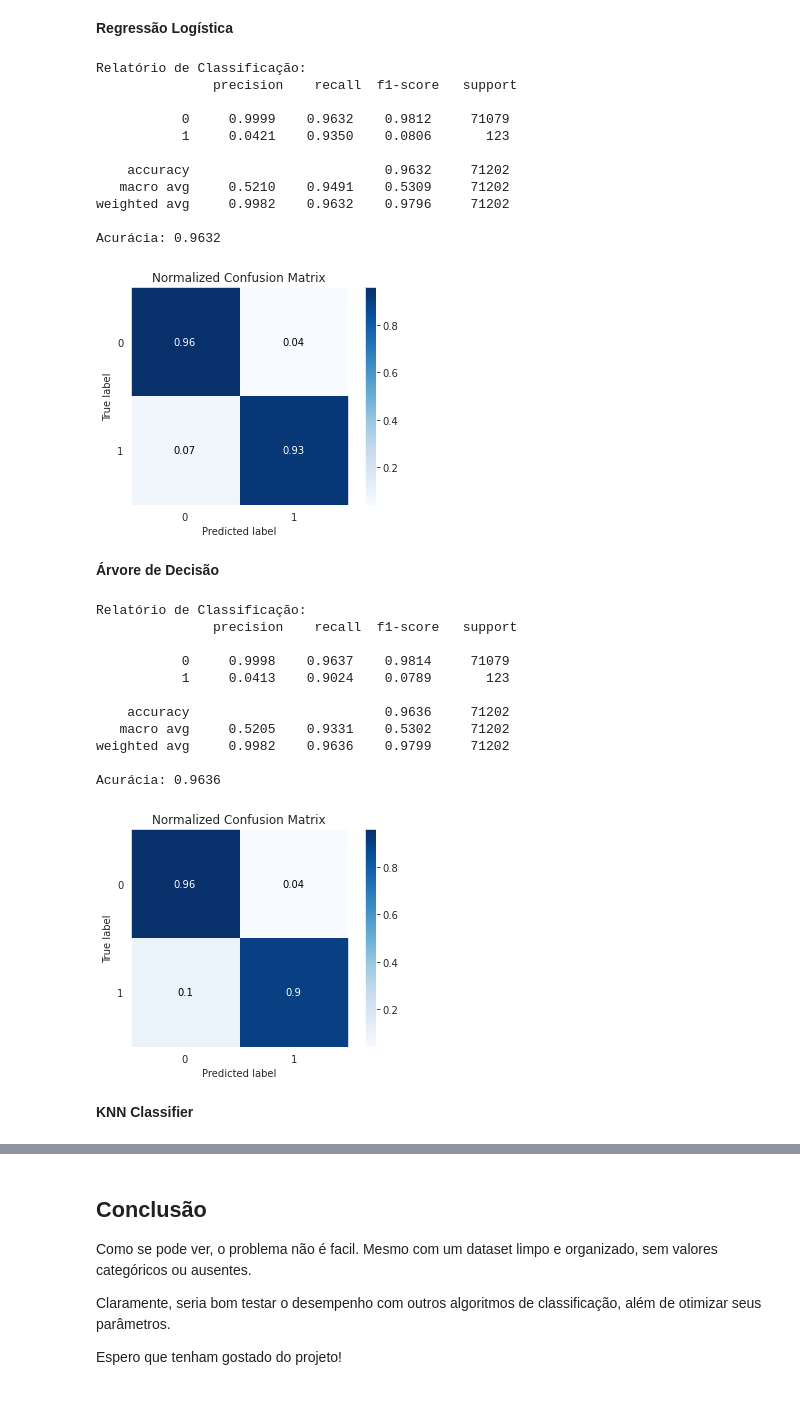
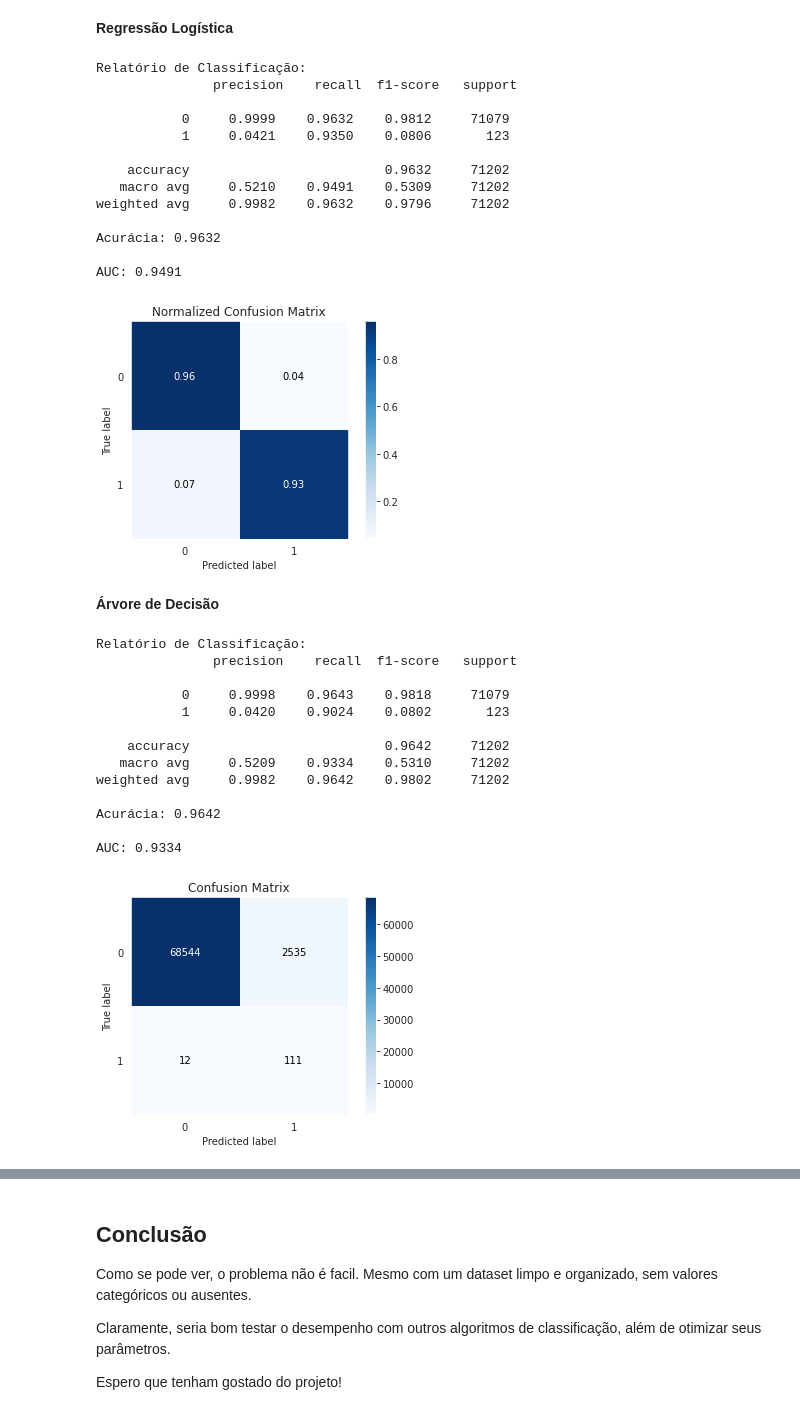
Before and after one commit to RafaelVendiciano/Portfolio, a Jupyter notebook: Detecção_de_Fraude_em_Cartões_de_Crédito.ipynb, the cells around one changed output, grey strips where cells are left out. Cells and saved outputs as stored; diff of their text form; code cells hidden in the pictures.

```diff
--- a/Detecção_de_Fraude_em_Cartões_de_Crédito.ipynb
+++ b/Detecção_de_Fraude_em_Cartões_de_Crédito.ipynb
@@ -337,6 +336,9 @@ print("Relatório de Classificação:\n", classification_report(y_test, y_pred1,
 
 # imprimir a acurácia do modelo
 print("Acurácia: {:.4f}\n".format(accuracy_score(y_test, y_pred1)))
+
+# printing AUC
+print("AUC: {:.4f}\n".format(roc_auc_score(y_test, y_pred1)))
 # %% [output]
 Relatório de Classificação:
                precision    recall  f1-score   support
@@ -349,41 +351,46 @@ Relatório de Classificação:
 weighted avg     0.9982    0.9632    0.9796     71202
 
 Acurácia: 0.9632
+
+AUC: 0.9491
 [figure]
 # %% [markdown]
 **Árvore de Decisão**
 # %%
 # 2º Modelo de Classificação (Arvore de Decisão)
 
 #MODELO:
 model2 = DecisionTreeClassifier(max_depth= 4, criterion='entropy')
 
 model2.fit(X_rus, y_rus)
 
 y_pred2 = model2.predict(X_test)
 
 
 #AVALIAÇÃO DO MODELO:
 # plotar a matrix de confusão
-skplt.metrics.plot_confusion_matrix(y_test, y_pred2, normalize=True)
+skplt.metrics.plot_confusion_matrix(y_test, y_pred2)
 
 # imprimir relatório de classificação
 print("Relatório de Classificação:\n", classification_report(y_test, y_pred2, digits=4))
 
 # imprimir a acurácia do modelo
 print("Acurácia: {:.4f}\n".format(accuracy_score(y_test, y_pred2)))
+
+# printing AUC
+print("AUC: {:.4f}\n".format(roc_auc_score(y_test, y_pred2)))
 # %% [output]
 Relatório de Classificação:
                precision    recall  f1-score   support
 
-           0     0.9998    0.9637    0.9814     71079
-           1     0.0413    0.9024    0.0789       123
+           0     0.9998    0.9643    0.9818     71079
+           1     0.0420    0.9024    0.0802       123
 
-    accuracy                         0.9636     71202
-   macro avg     0.5205    0.9331    0.5302     71202
-weighted avg     0.9982    0.9636    0.9799     71202
+    accuracy                         0.9642     71202
+   macro avg     0.5209    0.9334    0.5310     71202
+weighted avg     0.9982    0.9642    0.9802     71202
 
-Acurácia: 0.9636
+Acurácia: 0.9642
+
+AUC: 0.9334
-[figure, old version]
+[figure, new version]
-# %% [markdown]
-**KNN Classifier**
```
Also changed, not shown: parts of 3 cells of this notebook.
